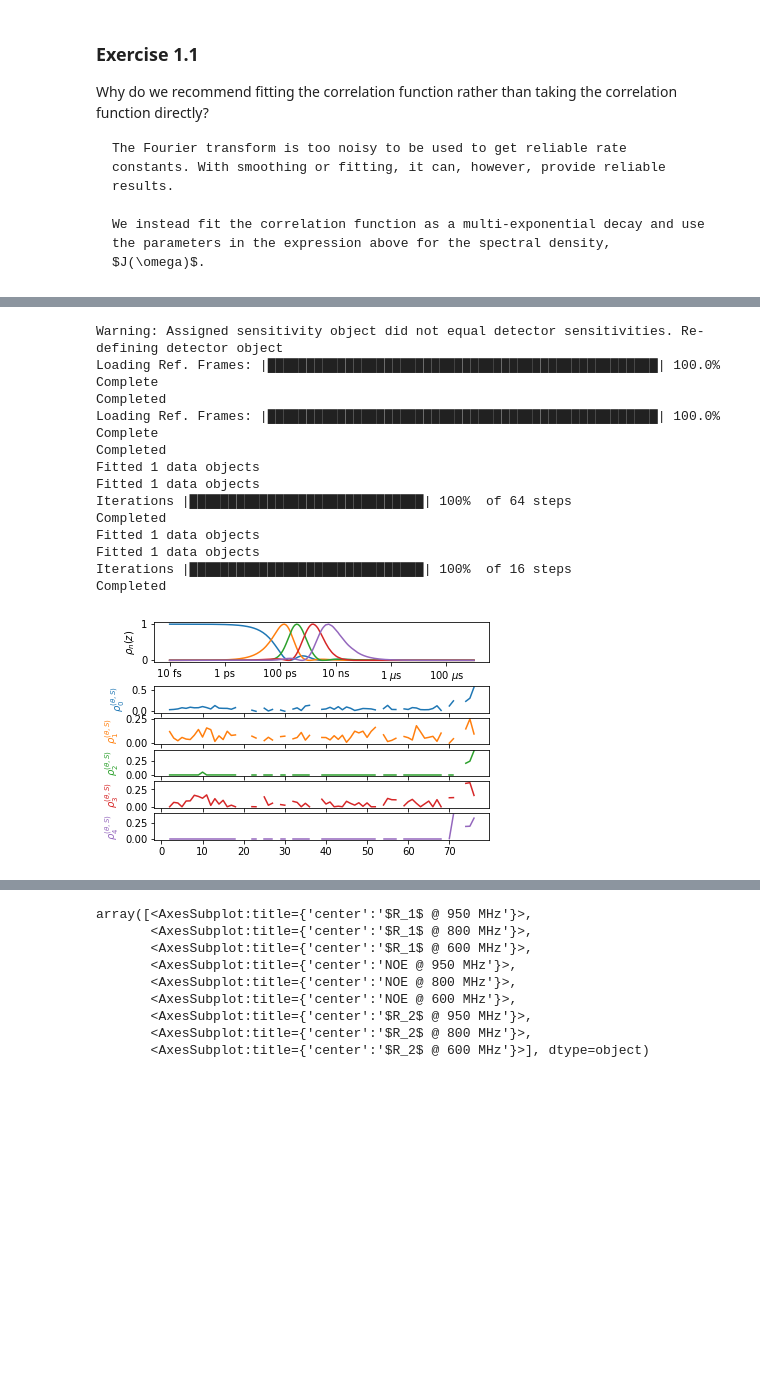
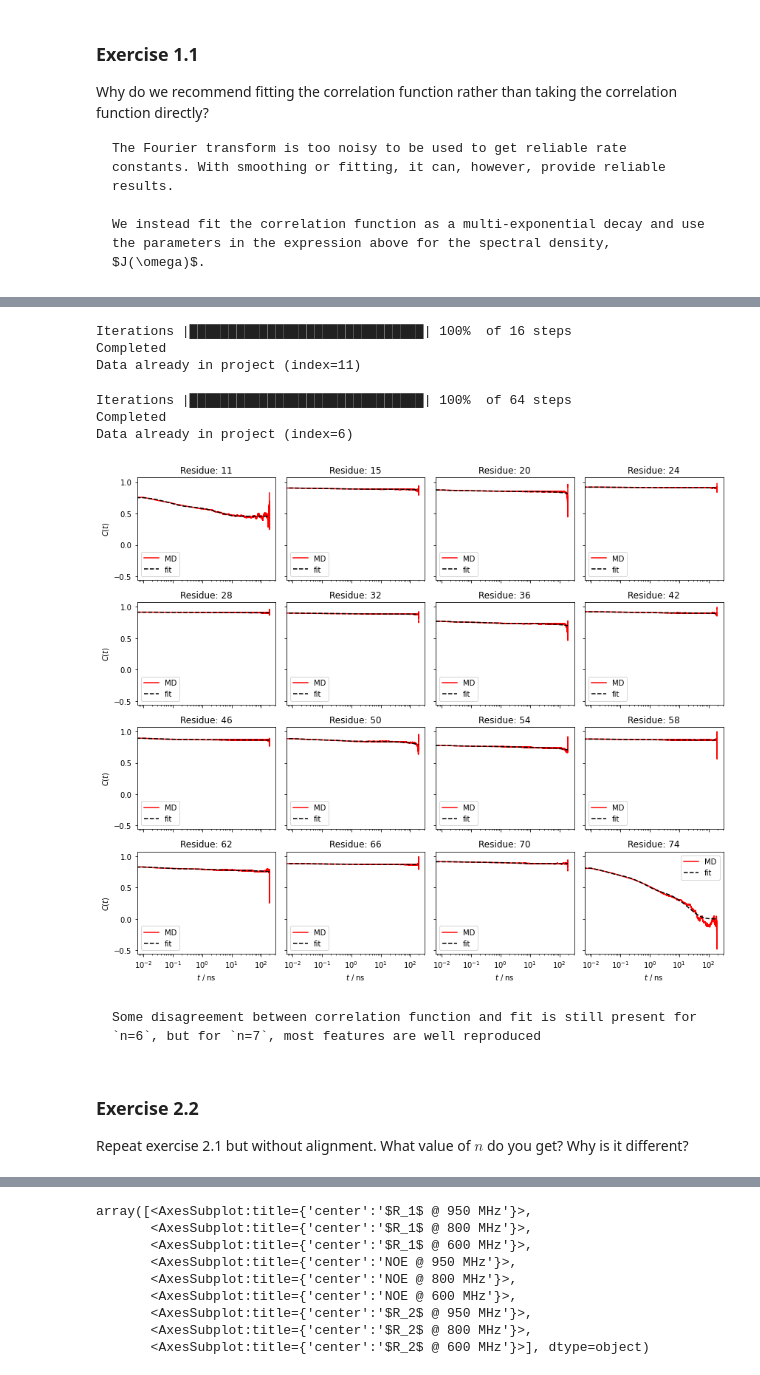
Before and after one commit to alsinmr/ConferenceExamples, a Jupyter notebook: JupyterBook/GNMR2025/MD2NMR_fitting.ipynb, the cells around one changed output, grey strips where cells are left out. Drawn from its saved outputs; the diff is of its cells as text; code cells hidden in the pictures; blank space fills up the shorter version.

````diff
--- a/JupyterBook/GNMR2025/MD2NMR_fitting.ipynb
+++ b/JupyterBook/GNMR2025/MD2NMR_fitting.ipynb
@@ -263,7 +258,9 @@ class MF():
             self.proj[self._title('n')].detect.r_auto(n=n)
             self.proj[self._title('n')].fit()
         data=proj[self._title(f'p{n}')][0]
-        fixz=[-14,*[None for _ in range(self.nz-1)]] if n%2==1 else None
+
+        fixz=[-14,*[None for _ in range(self.nz-1)]] if n%2 else None
+
         z,A,chi2,fit=model_free(data,self.nz,fixz=fixz,include=[True for _ in range(n)])
         self.z=z
         self.A=A
@@ -422,23 +425,31 @@ mf_nmr.__class__=MF
 # %%
-proj=load_proj()
-mf=MF(n=7,proj=proj)
-mf_nmr=MF(Type='NMR',n=5,proj=proj)
+mf=MF(n=3)
 # %% [output]
-Warning: Assigned sensitivity object did not equal detector sensitivities. Re-defining detector object
-Loading Ref. Frames: |██████████████████████████████████████████████████| 100.0% Complete
-Completed
-Loading Ref. Frames: |██████████████████████████████████████████████████| 100.0% Complete
-Completed
-Fitted 1 data objects
-Fitted 1 data objects
-Iterations |██████████████████████████████| 100%  of 64 steps
-Completed
-Fitted 1 data objects
-Fitted 1 data objects
 Iterations |██████████████████████████████| 100%  of 16 steps
 Completed
+Data already in project (index=11)
-# %%
-proj.close_fig('all')
-mf_nmr.data.plot()
-# %% [output]
-[figure, removed]
+# %%
+mf=MF(n=7)
+# %% [output]
+Iterations |██████████████████████████████| 100%  of 64 steps
+Completed
+Data already in project (index=6)
+# %%
+fig,ax=plt.subplots(4,4,sharex=True,sharey=True,figsize=[12,10])
+ax=ax.flatten()
+for a,resi in zip(ax,mf.resids[9::4]):
+    mf.plot_ct(resi=resi,semilog=True,ax=a)
+    if not(a.is_first_col()):
+        a.set_ylabel('')
+    if not(a.is_last_row()):
+        a.set_xlabel('')
+fig.tight_layout()
+# %% [output]
+[figure, added]
+# %% [markdown]
+```{toggle}
+Some disagreement between correlation function and fit is still present for `n=6`, but for `n=7`, most features are well reproduced
+```
+# %% [markdown]
+### Exercise 2.2
+Repeat exercise 2.1 but without alignment. What value of $n$ do you get? Why is it different?
````
Also changed, not shown: parts of 70 cells of this notebook, 2 other files.
